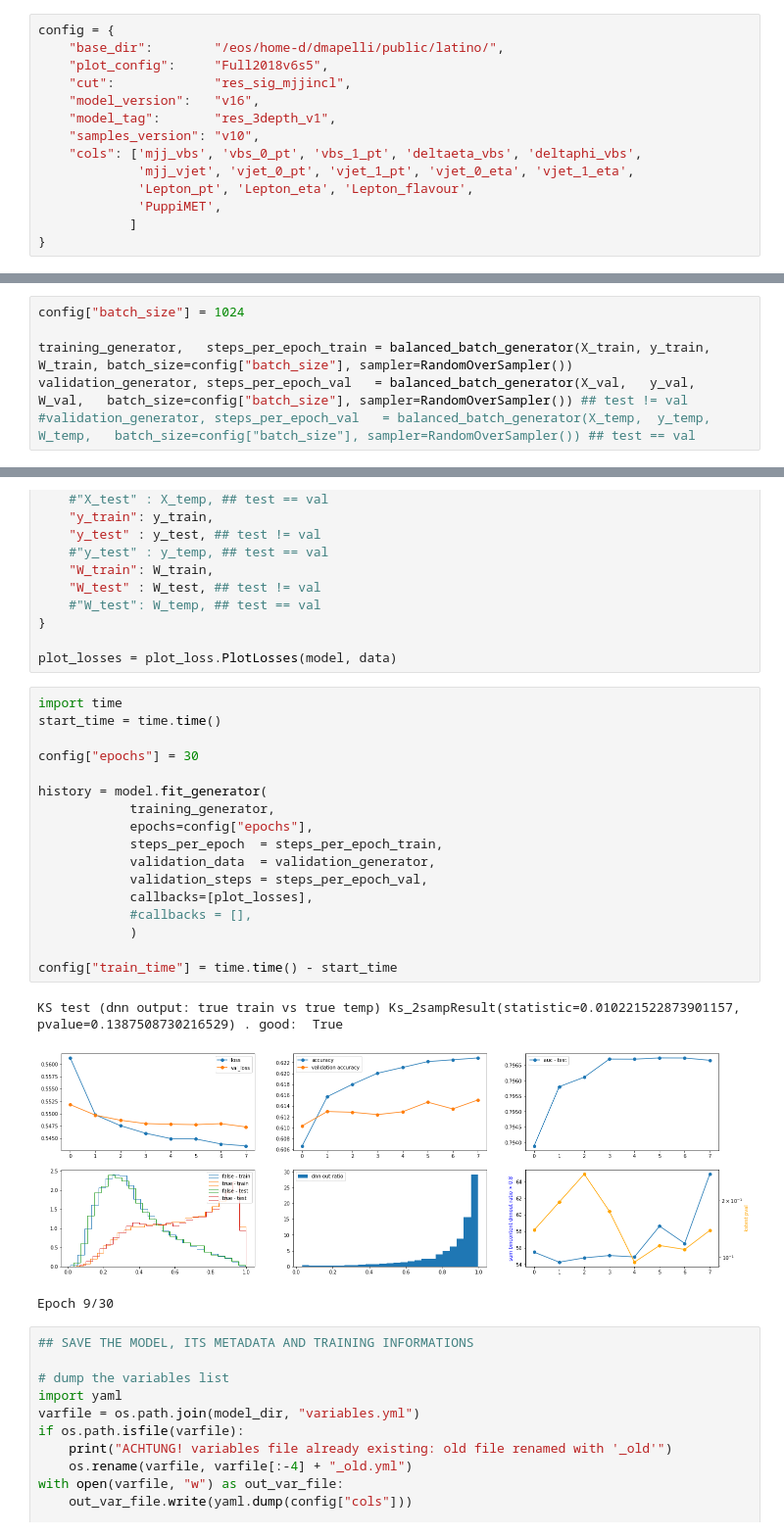
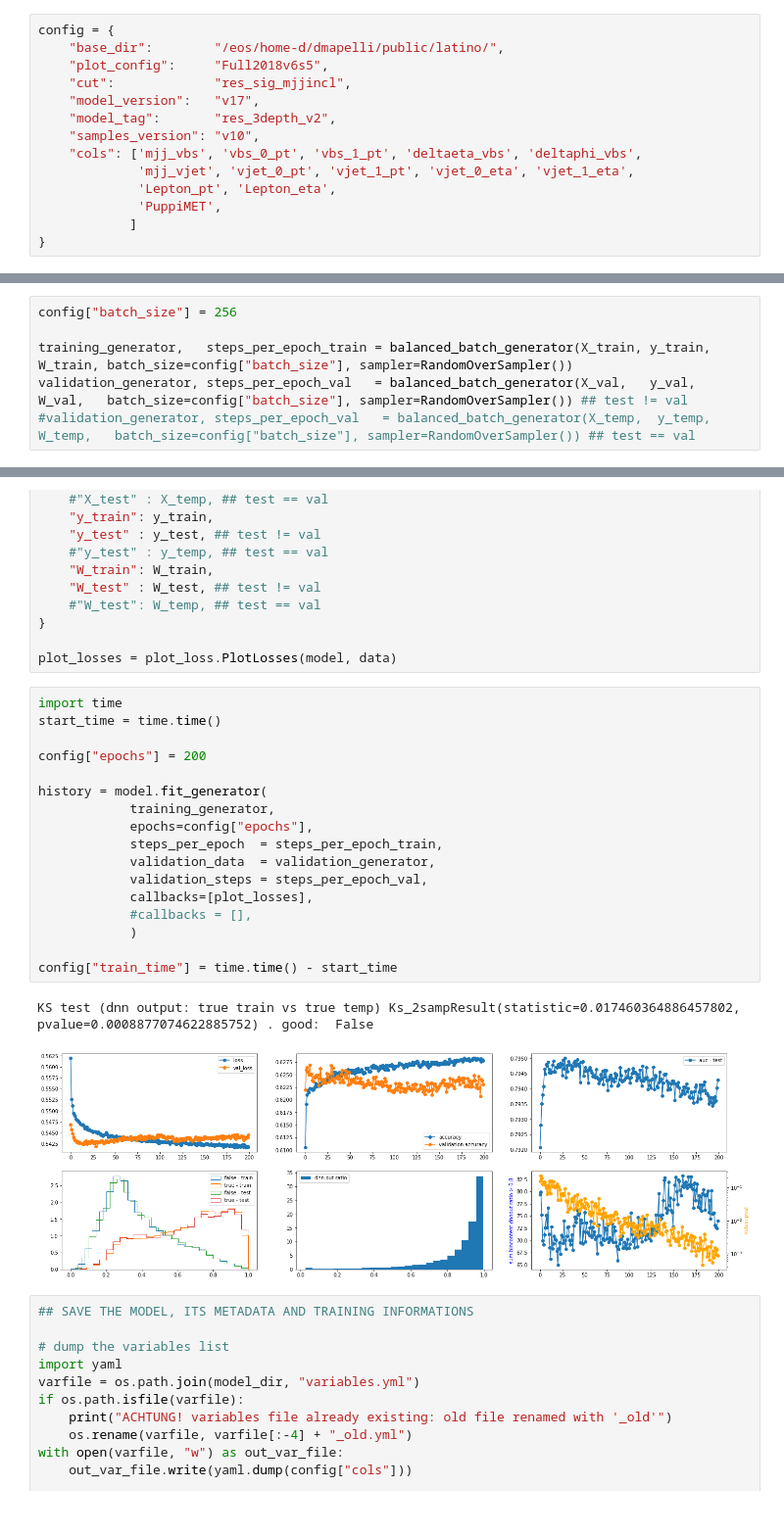
Before and after one commit to UniMiBAnalyses/ML_classification, a Jupyter notebook: Training_v1.ipynb, the cells around one changed output, grey strips where cells are left out. Shown at 98% size. Cells and saved outputs as stored; diff of their text form.

Commit message:
[vbsjjlnu] new DNN models for 2018

```diff
--- a/Training_v1.ipynb
+++ b/Training_v1.ipynb
@@ -12,12 +12,12 @@ config = {
     "base_dir":        "/eos/home-d/dmapelli/public/latino/",
     "plot_config":     "Full2018v6s5",
     "cut":             "res_sig_mjjincl",
-    "model_version":   "v16",
-    "model_tag":       "res_3depth_v1",
+    "model_version":   "v17",
+    "model_tag":       "res_3depth_v2",
     "samples_version": "v10",
     "cols": ['mjj_vbs', 'vbs_0_pt', 'vbs_1_pt', 'deltaeta_vbs', 'deltaphi_vbs',
              'mjj_vjet', 'vjet_0_pt', 'vjet_1_pt', 'vjet_0_eta', 'vjet_1_eta',
-             'Lepton_pt', 'Lepton_eta', 'Lepton_flavour',
+             'Lepton_pt', 'Lepton_eta',
              'PuppiMET',
             ]
 }
@@ -143,7 +143,7 @@ Validation dataset:  (105876, 14)
 # %% [markdown]
 Create generators to balance signal and background
 # %%
-config["batch_size"] = 1024
+config["batch_size"] = 256
 
 training_generator,   steps_per_epoch_train = balanced_batch_generator(X_train, y_train, W_train, batch_size=config["batch_size"], sampler=RandomOverSampler())
 validation_generator, steps_per_epoch_val   = balanced_batch_generator(X_val,   y_val,   W_val,   batch_size=config["batch_size"], sampler=RandomOverSampler()) ## test != val
@@ -203,24 +203,23 @@ plot_losses = plot_loss.PlotLosses(model, data)
 # %%
 import time
 start_time = time.time()
 
-config["epochs"] = 30
+config["epochs"] = 200
 
 history = model.fit_generator(
             training_generator,
             epochs=config["epochs"],
             steps_per_epoch  = steps_per_epoch_train,
             validation_data  = validation_generator,
             validation_steps = steps_per_epoch_val,
             callbacks=[plot_losses],
             #callbacks = [],
             )
 
 config["train_time"] = time.time() - start_time
 # %% [output]
-KS test (dnn output: true train vs true temp) Ks_2sampResult(statistic=0.010221522873901157, pvalue=0.1387508730216529) . good:  True
+KS test (dnn output: true train vs true temp) Ks_2sampResult(statistic=0.017460364886457802, pvalue=0.0008877074622885752) . good:  False
-[figure, old version]
+[figure, new version]
-Epoch 9/30
 # %%
 ## SAVE THE MODEL, ITS METADATA AND TRAINING INFORMATIONS
 
```
Also changed, not shown: parts of 3 cells of this notebook, 1 other file.
